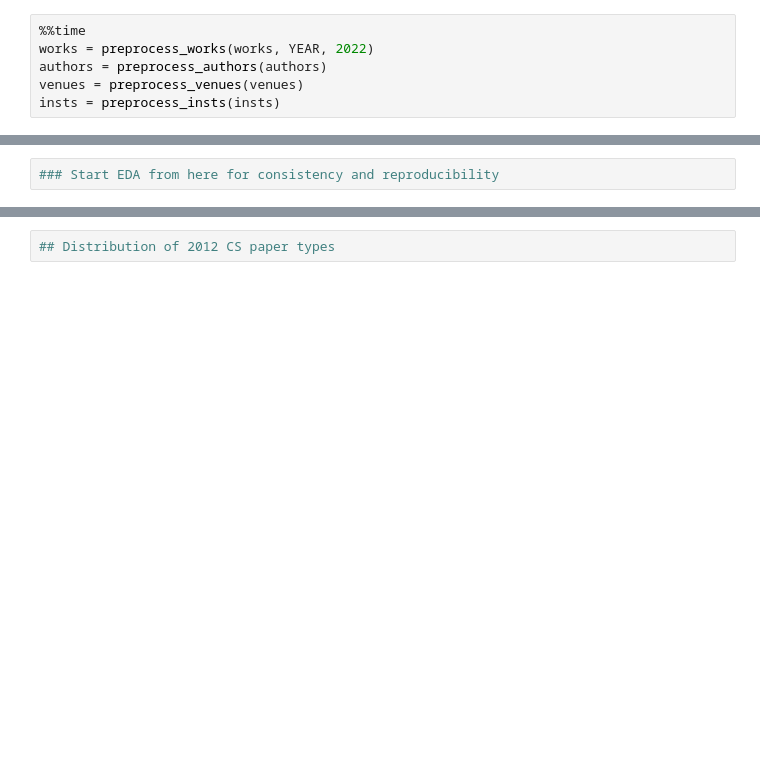
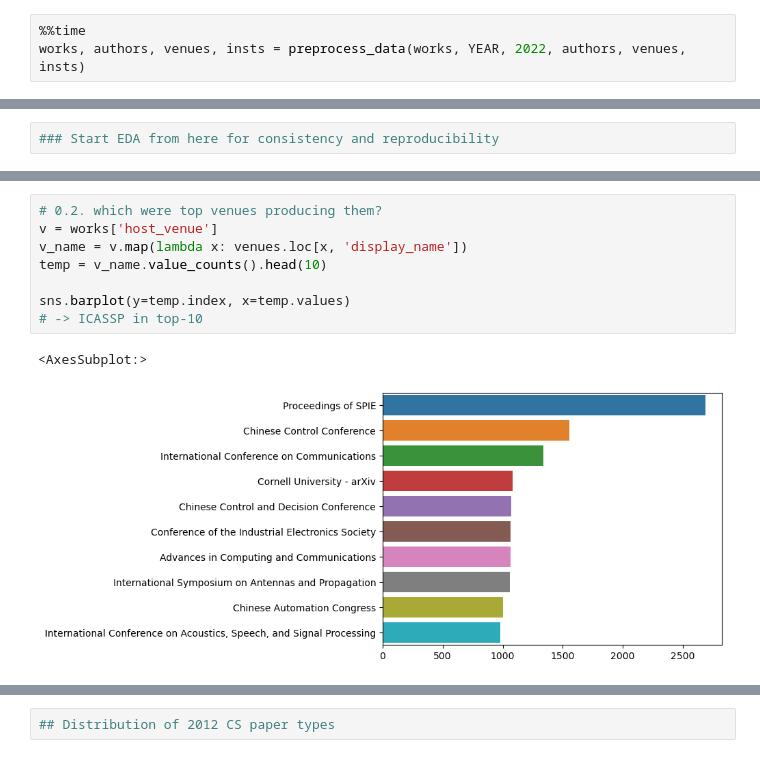
Before and after one commit to gtmdotme/citation_prediction, a Jupyter notebook: data-eda-gtm.ipynb, the cells around one changed output, grey strips where cells are left out. Drawn from its saved outputs; the diff is of its cells as text; blank space fills up the shorter version.

```diff
--- a/data-eda-gtm.ipynb
+++ b/data-eda-gtm.ipynb
@@ -39,7 +39,4 @@ Wall time: 4.41 s
 # %%
 %%time
-works = preprocess_works(works, YEAR, 2022)
-authors = preprocess_authors(authors)
-venues = preprocess_venues(venues)
-insts = preprocess_insts(insts)
+works, authors, venues, insts = preprocess_data(works, YEAR, 2022, authors, venues, insts)
 # %% [output]
@@ -129,0 +68,11 @@ Counter(works['host_venue'].tolist()).most_common(10)
+# %%
+# 0.2. which were top venues producing them?
+v = works['host_venue']
+v_name = v.map(lambda x: venues.loc[x, 'display_name'])
+temp = v_name.value_counts().head(10)
+
+sns.barplot(y=temp.index, x=temp.values)
+# -> ICASSP in top-10
+# %% [output]
+<AxesSubplot:>
+[figure, added]
```
Also changed, not shown: parts of 74 cells of this notebook, 1 other file.
